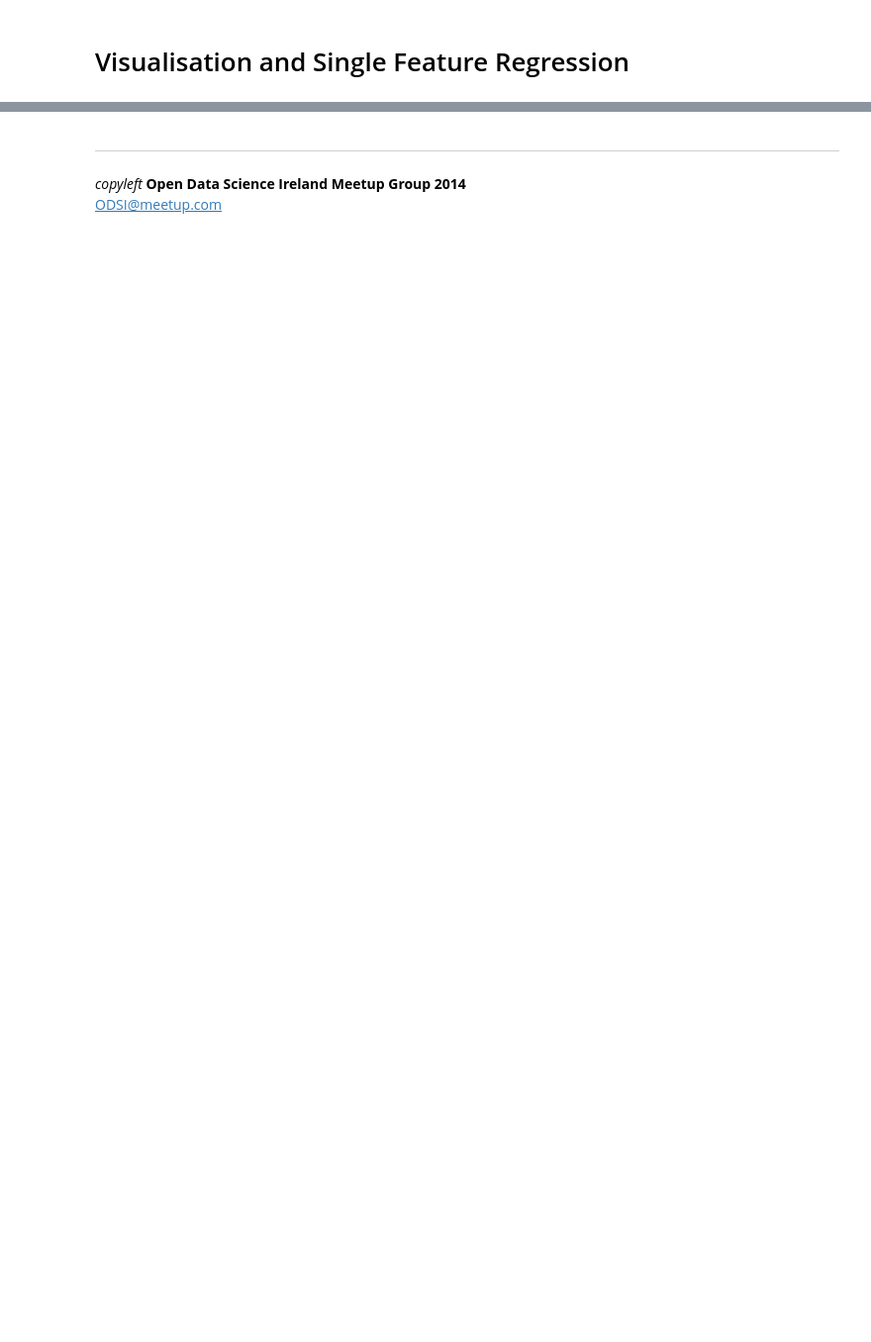
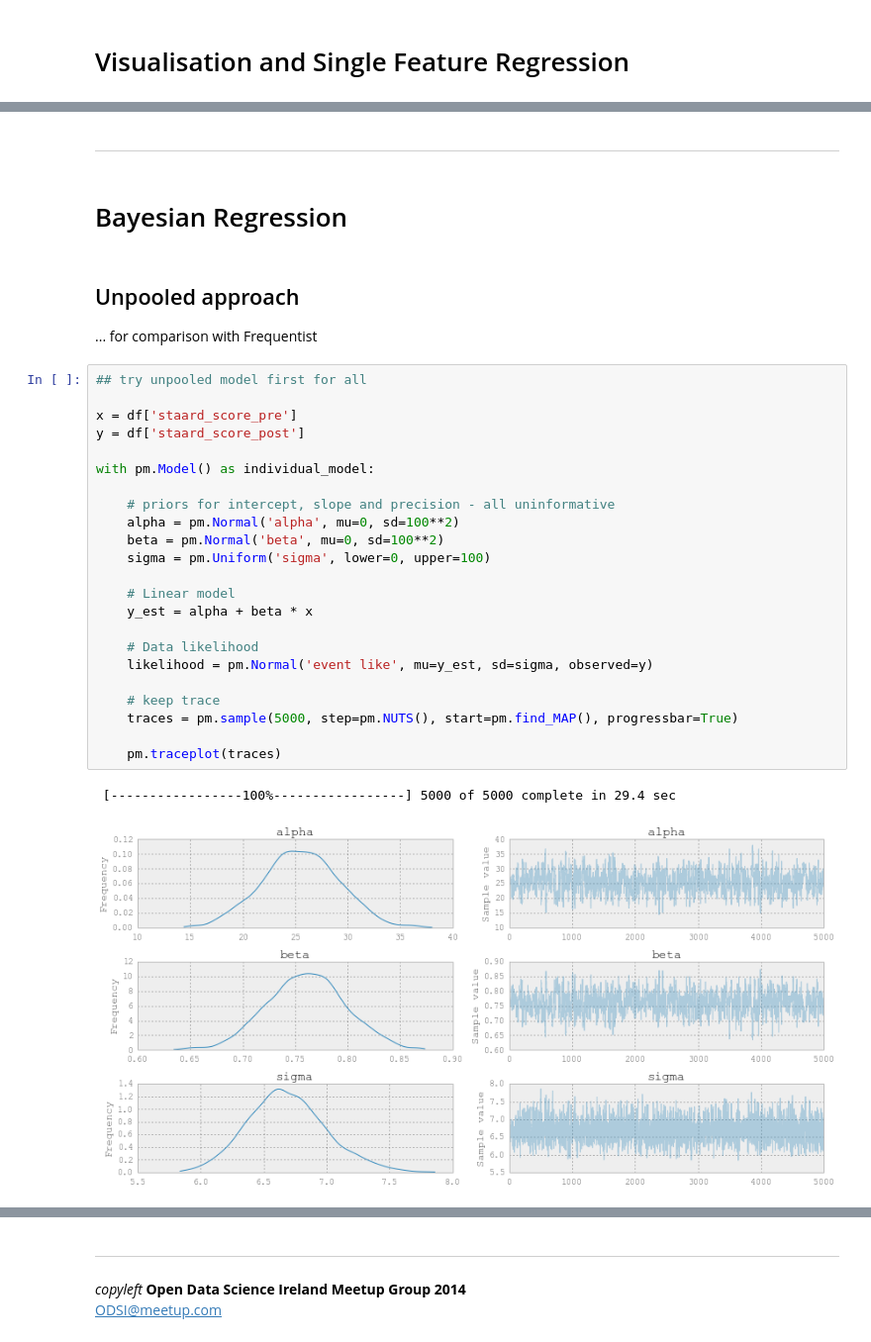
Before and after one commit to tcarnus/suas_literacy, a Jupyter notebook: 02_InitialExploration.ipynb, the cells around one changed output, grey strips where cells are left out. Shown at 99% size. Drawn from its saved outputs; the diff is of its cells as text; blank space fills up the shorter version.

```diff
--- a/02_InitialExploration.ipynb
+++ b/02_InitialExploration.ipynb
@@ -102,0 +149,33 @@ df.head()
+# %% [markdown]
+---
+# %% [markdown]
+# Bayesian Regression
+# %% [markdown]
+## Unpooled approach
+... for comparison with Frequentist
+# %%
+## try unpooled model first for all
+
+x = df['staard_score_pre']
+y = df['staard_score_post']
+
+with pm.Model() as individual_model:
+
+    # priors for intercept, slope and precision - all uninformative
+    alpha = pm.Normal('alpha', mu=0, sd=100**2)
+    beta = pm.Normal('beta', mu=0, sd=100**2)
+    sigma = pm.Uniform('sigma', lower=0, upper=100)
+
+    # Linear model
+    y_est = alpha + beta * x
+
+    # Data likelihood
+    likelihood = pm.Normal('event like', mu=y_est, sd=sigma, observed=y)
+
+    # keep trace
+    traces = pm.sample(5000, step=pm.NUTS(), start=pm.find_MAP(), progressbar=True)
+
+    pm.traceplot(traces)
+# %% [output]
+ [-----------------100%-----------------] 5000 of 5000 complete in 29.4 sec
+[figure, added]
```
Also changed, not shown: parts of 7 cells of this notebook, 2 other files.
